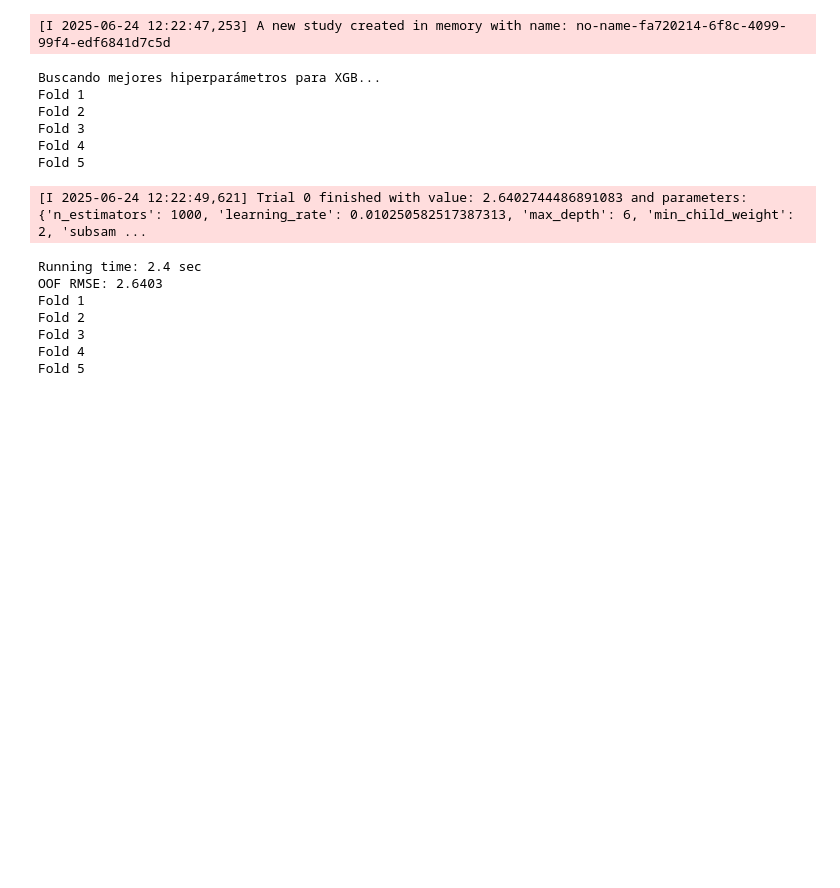
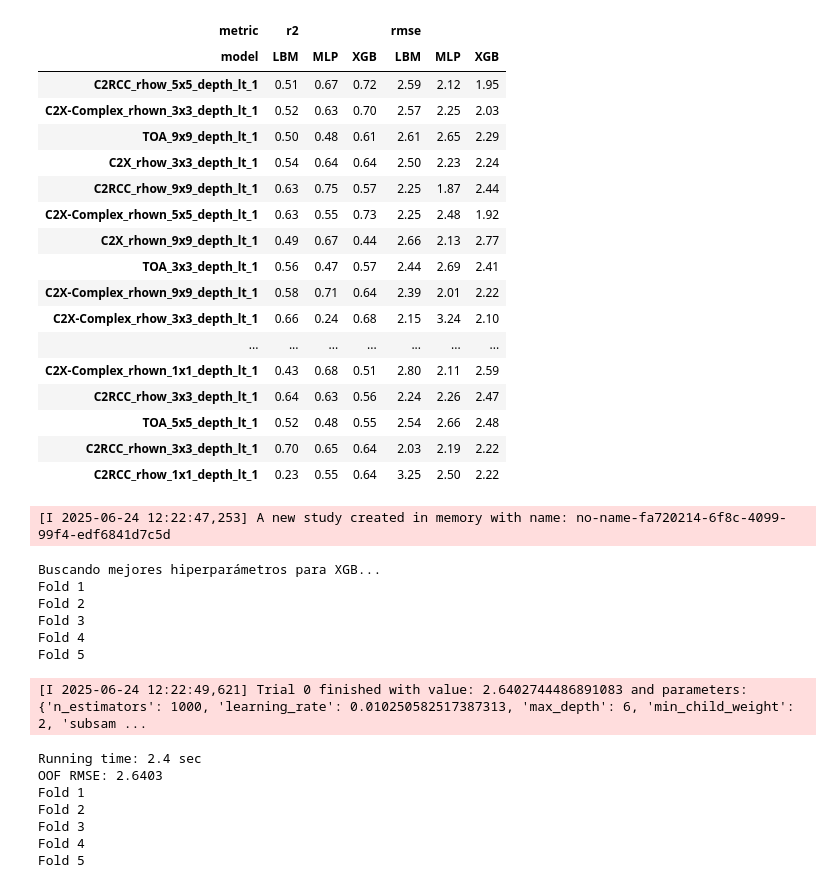
Before and after one commit to Antonio-MI/mar-menor-chl, a Jupyter notebook: Entrenamiento_V2.ipynb, the cells around one changed output. Cells and saved outputs as stored; diff of their text form; code cells hidden in the pictures; blank space fills up the shorter version.

```diff
--- a/Entrenamiento_V2.ipynb
+++ b/Entrenamiento_V2.ipynb
@@ -156,3 +447,24 @@ test = test.reset_index(drop=True)
+# %%
+df_results
+# %% [output]
+| metric | r2 |  |  | rmse |  |  |
+| model | LBM | MLP | XGB | LBM | MLP | XGB |
+| C2RCC_rhow_5x5_depth_lt_1 | 0.51 | 0.67 | 0.72 | 2.59 | 2.12 | 1.95 |
+| C2X-Complex_rhown_3x3_depth_lt_1 | 0.52 | 0.63 | 0.70 | 2.57 | 2.25 | 2.03 |
+| TOA_9x9_depth_lt_1 | 0.50 | 0.48 | 0.61 | 2.61 | 2.65 | 2.29 |
+| C2X_rhow_3x3_depth_lt_1 | 0.54 | 0.64 | 0.64 | 2.50 | 2.23 | 2.24 |
+| C2RCC_rhow_9x9_depth_lt_1 | 0.63 | 0.75 | 0.57 | 2.25 | 1.87 | 2.44 |
+| C2X-Complex_rhown_5x5_depth_lt_1 | 0.63 | 0.55 | 0.73 | 2.25 | 2.48 | 1.92 |
+| C2X_rhown_9x9_depth_lt_1 | 0.49 | 0.67 | 0.44 | 2.66 | 2.13 | 2.77 |
+| TOA_3x3_depth_lt_1 | 0.56 | 0.47 | 0.57 | 2.44 | 2.69 | 2.41 |
+| C2X-Complex_rhown_9x9_depth_lt_1 | 0.58 | 0.71 | 0.64 | 2.39 | 2.01 | 2.22 |
+| C2X-Complex_rhow_3x3_depth_lt_1 | 0.66 | 0.24 | 0.68 | 2.15 | 3.24 | 2.10 |
+| ... | ... | ... | ... | ... | ... | ... |
+| C2X-Complex_rhown_1x1_depth_lt_1 | 0.43 | 0.68 | 0.51 | 2.80 | 2.11 | 2.59 |
+| C2RCC_rhow_3x3_depth_lt_1 | 0.64 | 0.63 | 0.56 | 2.24 | 2.26 | 2.47 |
+| TOA_5x5_depth_lt_1 | 0.52 | 0.48 | 0.55 | 2.54 | 2.66 | 2.48 |
+| C2RCC_rhown_3x3_depth_lt_1 | 0.70 | 0.65 | 0.64 | 2.03 | 2.19 | 2.22 |
+| C2RCC_rhow_1x1_depth_lt_1 | 0.23 | 0.55 | 0.64 | 3.25 | 2.50 | 2.22 |
 # %%
 def cross_validation(trial, df, target, model_name):
 
```
Also changed, not shown: parts of 22 cells of this notebook.
